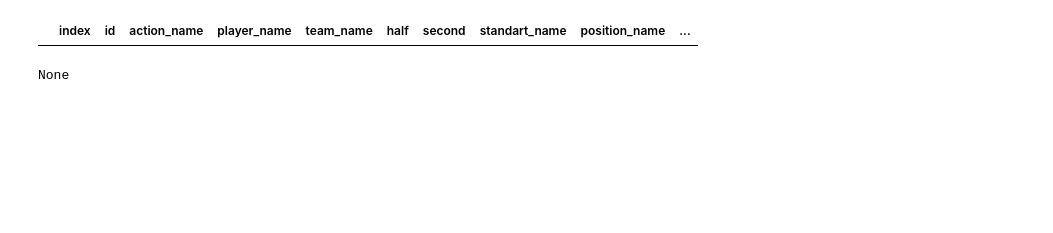
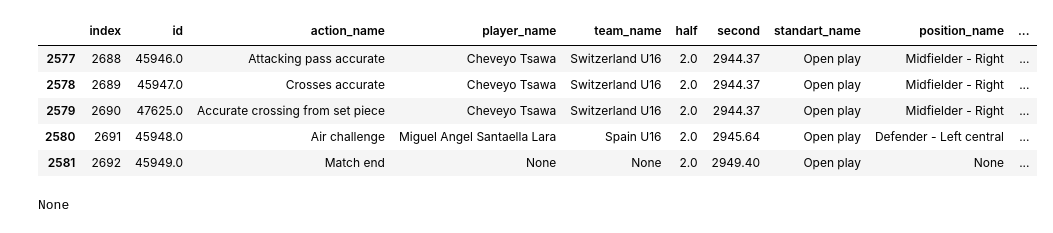
Before and after one commit to Rui1818/Instat_to_wyscout_data_transform, a Jupyter notebook: final.ipynb, the cells around one changed output. Cells and saved outputs as stored; diff of their text form; code cells hidden in the pictures; blank space fills up the shorter version.

```diff
--- a/final.ipynb
+++ b/final.ipynb
@@ -39,7 +31,7 @@ postshotxg=shotxg=shotgoalzone=possessionattackxg=aerialduelheight=aerialFirstto
 carry_x=carry_y=carry_prog=possessioneventsNumber=np.nan
 # %%
 #load instat file
-instat_path = "data/InStat_AXA_Super_2023-06-02_Switzerland. AXA Women's Super League_Servette Chenois_vs_Zurich_2582307_2023-06-02_Servette Chenois_vs_Zurich_2582307_rawdata - Kopie.xml"
+instat_path = 'data/National_Men_2022-03-29_UEFA U21 Championship Qualification_Netherlands U21_vs_Switzerland U21_1904894_2022-03-29_Netherlands U21_vs_Switzerland U21_1904894_rawdata.xml'
 instatdf=pd.read_xml(instat_path)
 matchId=getmatchId(instatdf)
 instatdf=instatdf.iloc[2:,:]
@@ -51,6 +57,6 @@ instatdf
 # %%
 #remove unnecessairy rows
-mask = (instatdf['second']==0.00) & (~instatdf['player_name'].isna()) & (instatdf['action_name']!='Attacking pass accurate')&(instatdf.index<100)
+mask = (instatdf['second']==0.00) & (~instatdf['player_name'].isna()) & (instatdf['action_name']!='Attacking pass accurate')&(instatdf['action_name']!='Non attacking pass accurate')&(instatdf.index<100)
 instatdf = instatdf[~mask]
 todrop = ['line-up', 'Substitute player', '1st half','2nd half', 'Players, that created offside trap']
 mask = ~instatdf['action_name'].isin(todrop)
@@ -65,5 +69,7 @@ instatdf.iloc[2820:]
 # %%
-mask = (instatdf['second']==0)&(instatdf['action_name']!='Attacking pass accurate')&(instatdf.index<200)
+mask = ((instatdf['second']==0)&(instatdf['action_name']!='Attacking pass accurate')
+        &(instatdf['action_name']!='Non attacking pass accurate')
+        &(instatdf['action_name']!='Non attacking pass inaccurate')&(instatdf['action_name']!='Attacking pass inaccurate')&(instatdf.index<200))
 instatdf=instatdf[~mask]
 #ready for wyscout transformation
 # %%
@@ -71,7 +91,12 @@ instatdf
 # %%
-instatdf.iloc[2620:]
+instatdf.iloc[2484:]
 # %% [output]
 |  | index | id | action_name | player_name | team_name | half | second | standart_name | position_name | ... |
+| 2577 | 2688 | 45946.0 | Attacking pass accurate | Cheveyo Tsawa | Switzerland U16 | 2.0 | 2944.37 | Open play | Midfielder - Right | ... |
+| 2578 | 2689 | 45947.0 | Crosses accurate | Cheveyo Tsawa | Switzerland U16 | 2.0 | 2944.37 | Open play | Midfielder - Right | ... |
+| 2579 | 2690 | 47625.0 | Accurate crossing from set piece | Cheveyo Tsawa | Switzerland U16 | 2.0 | 2944.37 | Open play | Midfielder - Right | ... |
+| 2580 | 2691 | 45948.0 | Air challenge | Miguel Angel Santaella Lara | Spain U16 | 2.0 | 2945.64 | Open play | Defender - Left central | ... |
+| 2581 | 2692 | 45949.0 | Match end | None | None | 2.0 | 2949.40 | Open play | None | ... |
 # %%
 test=get_primary_type(instatdf,265)
 print(test)
```
Also changed, not shown: parts of 4 cells of this notebook, 22 other files.
